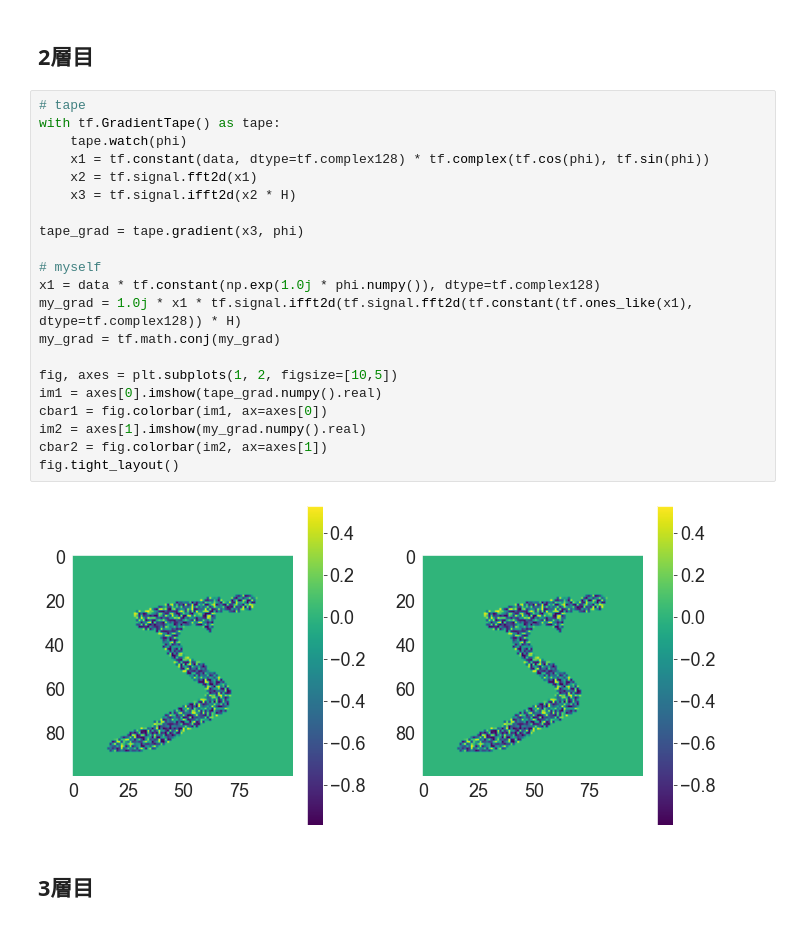
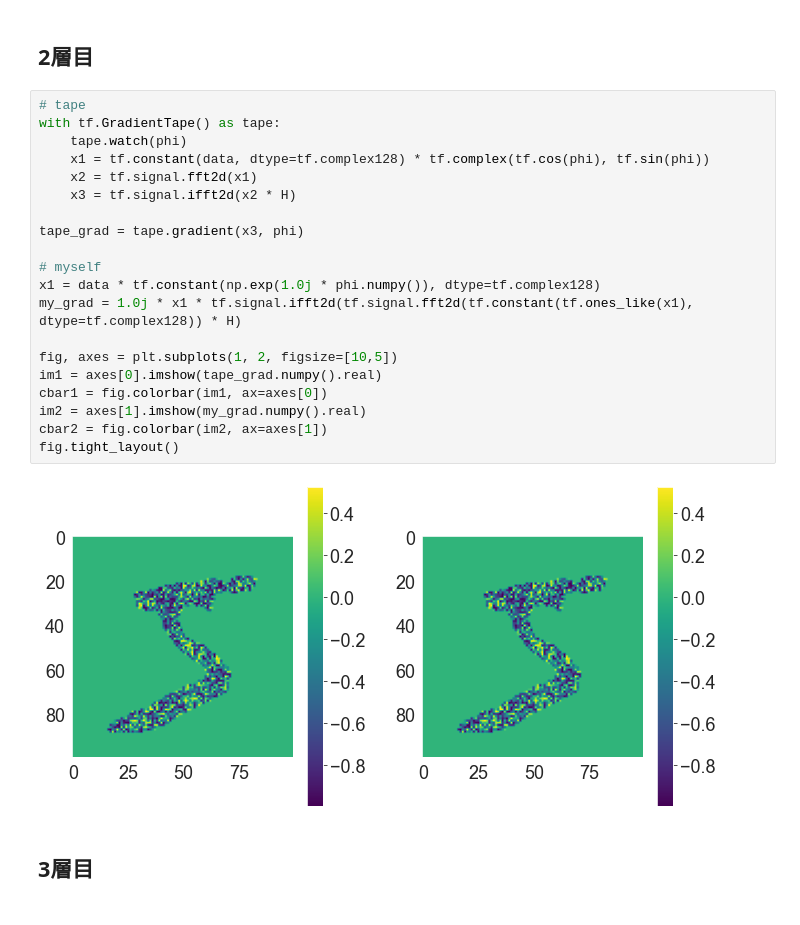
Before and after one commit to fftakumi/MOD2NN, a Jupyter notebook: notebooks/calc_grad.ipynb, the cells around one changed output. Saved outputs shown, nothing was run; the diff lists cells and outputs as text.

```diff
--- a/notebooks/calc_grad.ipynb
+++ b/notebooks/calc_grad.ipynb
@@ -134,26 +143,25 @@ fig.tight_layout()
 # %%
 # tape
 with tf.GradientTape() as tape:
     tape.watch(phi)
     x1 = tf.constant(data, dtype=tf.complex128) * tf.complex(tf.cos(phi), tf.sin(phi))
     x2 = tf.signal.fft2d(x1)
     x3 = tf.signal.ifft2d(x2 * H)
 
 tape_grad = tape.gradient(x3, phi)
 
 # myself
 x1 = data * tf.constant(np.exp(1.0j * phi.numpy()), dtype=tf.complex128)
 my_grad = 1.0j * x1 * tf.signal.ifft2d(tf.signal.fft2d(tf.constant(tf.ones_like(x1), dtype=tf.complex128)) * H)
-my_grad = tf.math.conj(my_grad)
 
 fig, axes = plt.subplots(1, 2, figsize=[10,5])
 im1 = axes[0].imshow(tape_grad.numpy().real)
 cbar1 = fig.colorbar(im1, ax=axes[0])
 im2 = axes[1].imshow(my_grad.numpy().real)
 cbar2 = fig.colorbar(im2, ax=axes[1])
 fig.tight_layout()
 # %% [output]
-[figure, old version]
+[figure, new version]
 # %% [markdown]
 ## 3層目
 # %%
```
Also changed, not shown: parts of 7 cells of this notebook, 4 other files.
